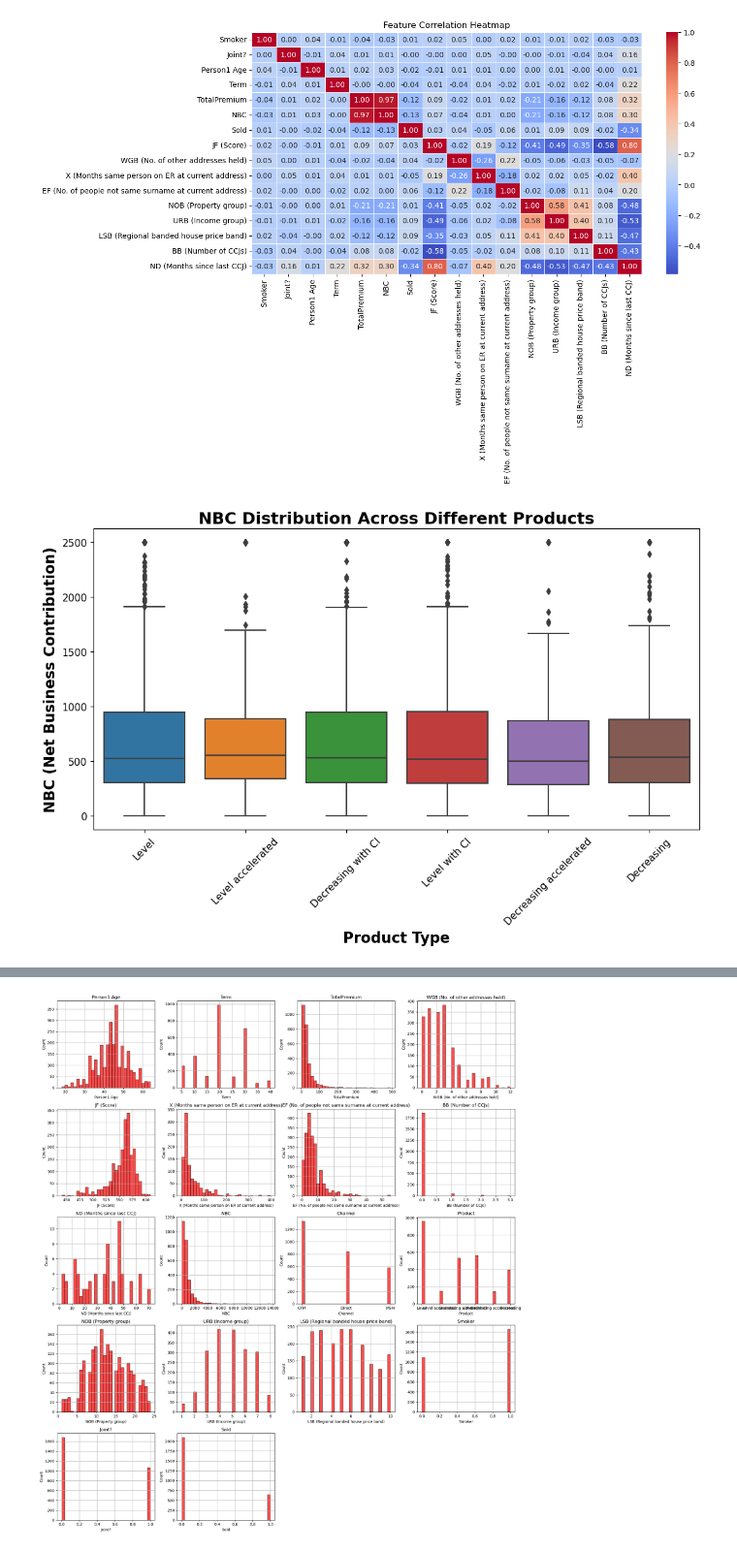
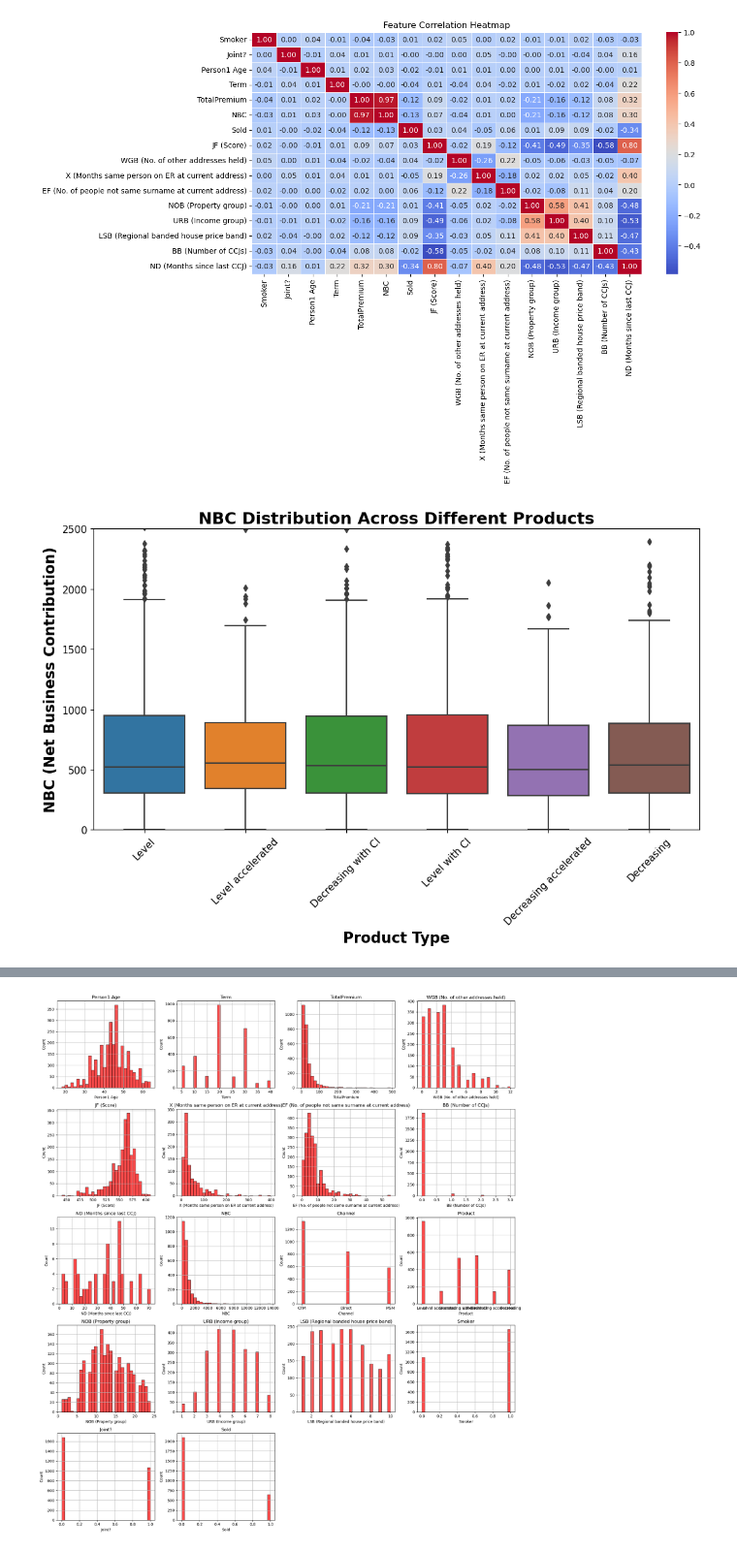
Before and after one commit to JB-GitHub0/Onefamily, a Jupyter notebook: 1. EDA.ipynb, the cells around one changed output, grey strips where cells are left out. Shown at 97% size. Drawn from its saved outputs; the diff is of its cells as text; code cells hidden in the pictures.

```diff
--- a/1. EDA.ipynb
+++ b/1. EDA.ipynb
@@ -238,12 +238,13 @@ plt.show()
 # %%
 # Boxplot of NBC by Product Type
 plt.figure(figsize=(12, 6))
-sns.boxplot(x=df["Product"], y=df["NBC"].clip(upper=2500))
+sns.boxplot(x=df["Product"], y=df["NBC"])
 plt.xticks(rotation=45)
 plt.xlabel("Product Type", fontsize=16, fontweight='bold')
 plt.ylabel("NBC (Net Business Contribution)", fontsize=16, fontweight='bold')
 plt.title("NBC Distribution Across Different Products", fontsize=18, fontweight='bold')
+plt.ylim(0, 2500)
 plt.tick_params(axis='both', which='major', labelsize=11)  # Increase font size of axis ticks
 plt.show()
 # %% [output]
-[figure, old version]
+[figure, new version]
```
Also changed, not shown: parts of 3 cells of this notebook.
